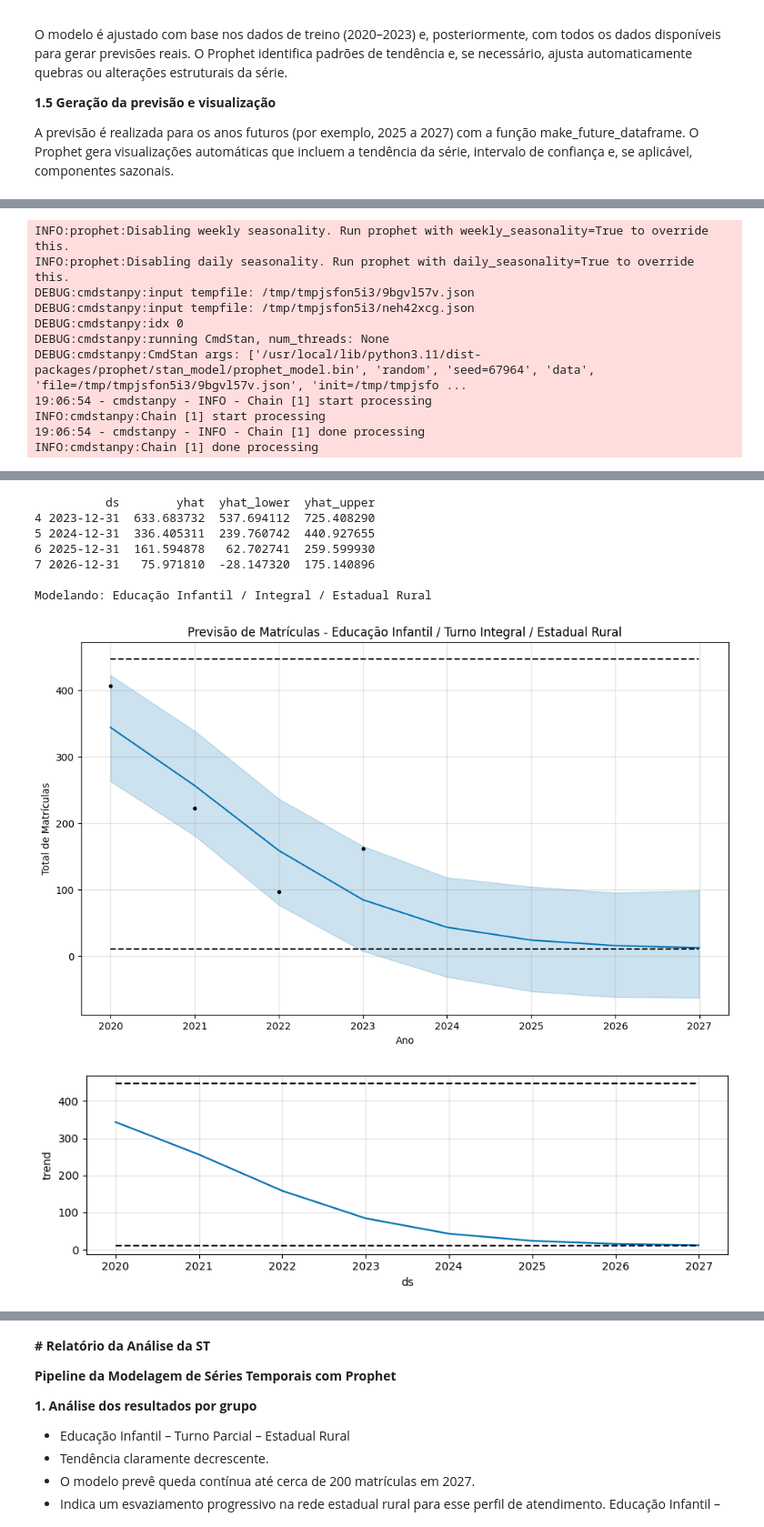
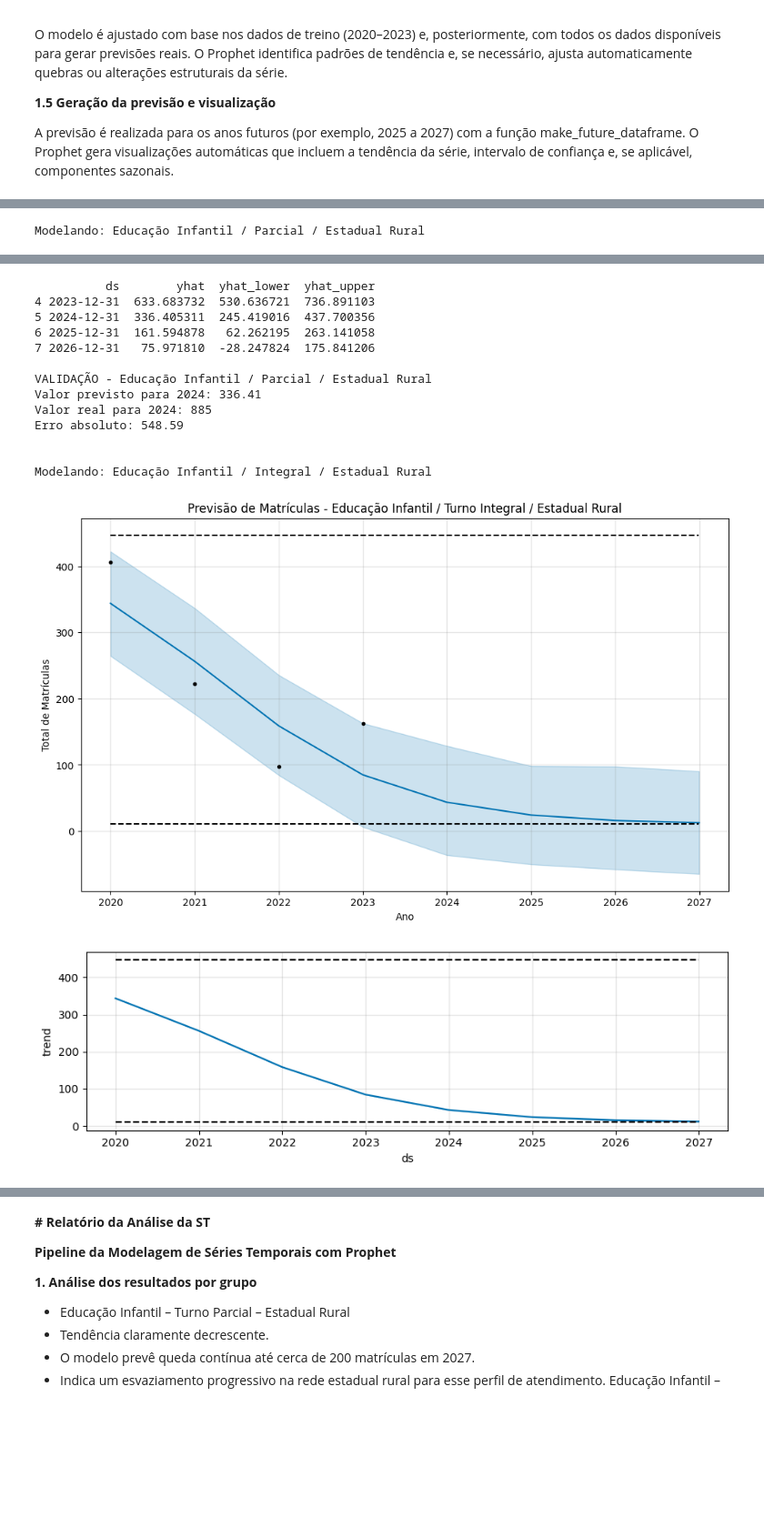
Before and after one commit to AnaAleixo/Projeto-Apl-IV, a Jupyter notebook: Notebook_do_Modelo.ipynb, the cells around one changed output, grey strips where cells are left out. Shown at 91% size. Saved outputs shown, nothing was run; the diff lists cells and outputs as text; code cells hidden in the pictures; blank space fills up the shorter version.

```diff
--- a/Notebook_do_Modelo.ipynb
+++ b/Notebook_do_Modelo.ipynb
@@ -278,4 +278,17 @@ for etapa, turno, rede in combinacoes:
 
     # Previsão dos anos futuros
     print(forecast[['ds', 'yhat', 'yhat_lower', 'yhat_upper']].tail(4))
+
+    # Validação do modelo com ano de 2024
+    prev_2024 = forecast[forecast['ds'].dt.year == 2024]['yhat'].values[0]
+    real_2024 = test['y'].values[0] if not test.empty else None
+
+    if real_2024 is not None:
+        erro_absoluto = abs(real_2024 - prev_2024)
+        print(f"\nVALIDAÇÃO - {etapa} / {turno} / {rede}")
+        print(f"Valor previsto para 2024: {prev_2024:.2f}")
+        print(f"Valor real para 2024: {real_2024}")
+        print(f"Erro absoluto: {erro_absoluto:.2f}\n")
+    else:
+        print("\nDados reais de 2024 não disponíveis para validação.\n")
 # %% [output]
@@ -283,14 +306,4 @@ Modelando: Educação Infantil / Parcial / Estadual Rural
-INFO:prophet:Disabling weekly seasonality. Run prophet with weekly_seasonality=True to override this.
-INFO:prophet:Disabling daily seasonality. Run prophet with daily_seasonality=True to override this.
-DEBUG:cmdstanpy:input tempfile: /tmp/tmpjsfon5i3/9bgvl57v.json
-DEBUG:cmdstanpy:input tempfile: /tmp/tmpjsfon5i3/neh42xcg.json
-DEBUG:cmdstanpy:idx 0
-DEBUG:cmdstanpy:running CmdStan, num_threads: None
-DEBUG:cmdstanpy:CmdStan args: ['/usr/local/lib/python3.11/dist-packages/prophet/stan_model/prophet_model.bin', 'random', 'seed=67964', 'data', 'file=/tmp/tmpjsfon5i3/9bgvl57v.json', 'init=/tmp/tmpjsfo ...
-19:06:54 - cmdstanpy - INFO - Chain [1] start processing
-INFO:cmdstanpy:Chain [1] start processing
-19:06:54 - cmdstanpy - INFO - Chain [1] done processing
-INFO:cmdstanpy:Chain [1] done processing
+Modelando: Educação Infantil / Parcial / Estadual Rural
 [figure]
 [figure]
 INFO:prophet:Disabling weekly seasonality. Run prophet with weekly_seasonality=True to override this.
@@ -306,12 +319,18 @@ INFO:cmdstanpy:Chain [1] start processing
 INFO:cmdstanpy:Chain [1] done processing
           ds        yhat  yhat_lower  yhat_upper
-4 2023-12-31  633.683732  537.694112  725.408290
-5 2024-12-31  336.405311  239.760742  440.927655
-6 2025-12-31  161.594878   62.702741  259.599930
-7 2026-12-31   75.971810  -28.147320  175.140896
+4 2023-12-31  633.683732  530.636721  736.891103
+5 2024-12-31  336.405311  245.419016  437.700356
+6 2025-12-31  161.594878   62.262195  263.141058
+7 2026-12-31   75.971810  -28.247824  175.841206
+
+VALIDAÇÃO - Educação Infantil / Parcial / Estadual Rural
+Valor previsto para 2024: 336.41
+Valor real para 2024: 885
+Erro absoluto: 548.59
+
 
 Modelando: Educação Infantil / Integral / Estadual Rural
-[figure, old version]
+[figure, new version]
 [figure]
 INFO:prophet:Disabling weekly seasonality. Run prophet with weekly_seasonality=True to override this.
 INFO:prophet:Disabling daily seasonality. Run prophet with daily_seasonality=True to override this.
```
Also changed, not shown: parts of 1 cell of this notebook.
